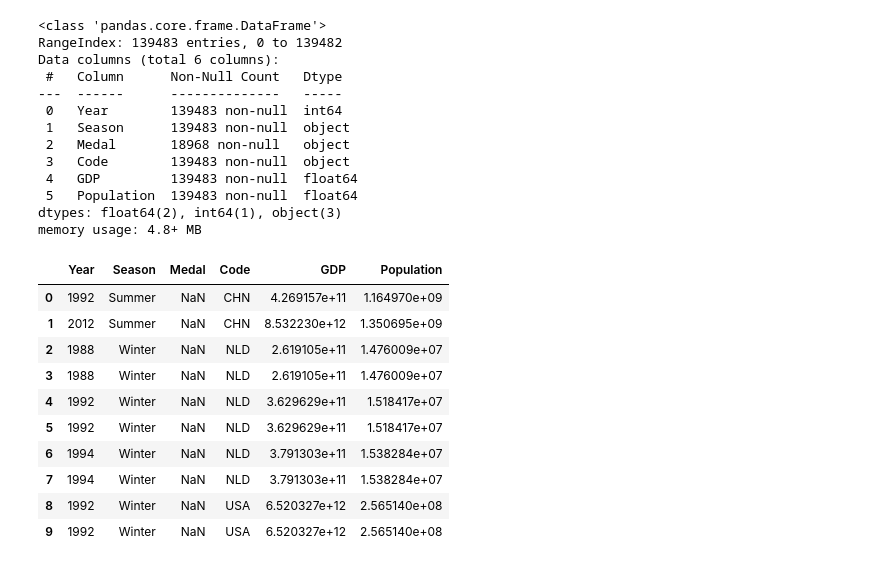
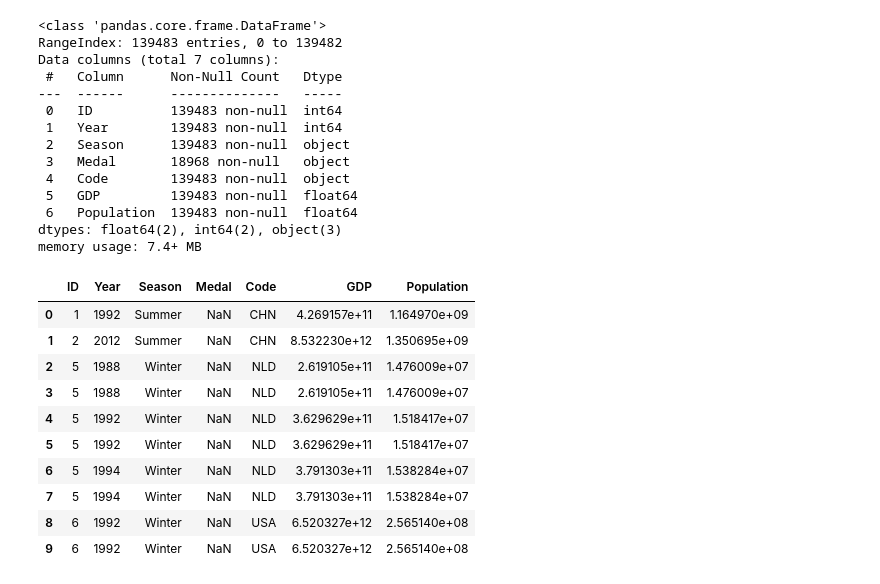
Before and after one commit to ErnestoFolting/courseWorkOlympicAnalysis, a Jupyter notebook: regression.ipynb, the cells around one changed output. Drawn from its saved outputs; the diff is of its cells as text; code cells hidden in the pictures.

Commit message:
Correct regression data analysis

```diff
--- a/regression.ipynb
+++ b/regression.ipynb
@@ -43,38 +43,39 @@ memory usage: 11.7+ MB
 | 3 | 3 | 5 | F | 21 | 185 | 82 | Netherlands | 1988 | Winter | Speed Skating | NaN | ... |
 | 4 | 4 | 5 | F | 25 | 185 | 82 | Netherlands | 1992 | Winter | Speed Skating | NaN | ... |
 # %%
-drop_list = ["Unnamed: 0", "ID", "Sex", "Age", "Height", "Weight", "Team", "Sport"]
+drop_list = ["Unnamed: 0", "Sex", "Age", "Height", "Weight", "Team", "Sport"]
 
 for str in drop_list:
     dataset = dataset.drop(str, axis = 1)
 
 dataset.info()
 dataset.head(10)
 # %% [output]
 <class 'pandas.core.frame.DataFrame'>
 RangeIndex: 139483 entries, 0 to 139482
-Data columns (total 6 columns):
+Data columns (total 7 columns):
  #   Column      Non-Null Count   Dtype
 ---  ------      --------------   -----
- 0   Year        139483 non-null  int64
- 1   Season      139483 non-null  object
- 2   Medal       18968 non-null   object
- 3   Code        139483 non-null  object
- 4   GDP         139483 non-null  float64
- 5   Population  139483 non-null  float64
-dtypes: float64(2), int64(1), object(3)
-memory usage: 4.8+ MB
+ 0   ID          139483 non-null  int64
+ 1   Year        139483 non-null  int64
+ 2   Season      139483 non-null  object
+ 3   Medal       18968 non-null   object
+ 4   Code        139483 non-null  object
+ 5   GDP         139483 non-null  float64
+ 6   Population  139483 non-null  float64
+dtypes: float64(2), int64(2), object(3)
+memory usage: 7.4+ MB
-|  | Year | Season | Medal | Code | GDP | Population |
-| 0 | 1992 | Summer | NaN | CHN | 4.269157e+11 | 1.164970e+09 |
-| 1 | 2012 | Summer | NaN | CHN | 8.532230e+12 | 1.350695e+09 |
-| 2 | 1988 | Winter | NaN | NLD | 2.619105e+11 | 1.476009e+07 |
-| 3 | 1988 | Winter | NaN | NLD | 2.619105e+11 | 1.476009e+07 |
-| 4 | 1992 | Winter | NaN | NLD | 3.629629e+11 | 1.518417e+07 |
-| 5 | 1992 | Winter | NaN | NLD | 3.629629e+11 | 1.518417e+07 |
-| 6 | 1994 | Winter | NaN | NLD | 3.791303e+11 | 1.538284e+07 |
-| 7 | 1994 | Winter | NaN | NLD | 3.791303e+11 | 1.538284e+07 |
-| 8 | 1992 | Winter | NaN | USA | 6.520327e+12 | 2.565140e+08 |
-| 9 | 1992 | Winter | NaN | USA | 6.520327e+12 | 2.565140e+08 |
+|  | ID | Year | Season | Medal | Code | GDP | Population |
+| 0 | 1 | 1992 | Summer | NaN | CHN | 4.269157e+11 | 1.164970e+09 |
+| 1 | 2 | 2012 | Summer | NaN | CHN | 8.532230e+12 | 1.350695e+09 |
+| 2 | 5 | 1988 | Winter | NaN | NLD | 2.619105e+11 | 1.476009e+07 |
+| 3 | 5 | 1988 | Winter | NaN | NLD | 2.619105e+11 | 1.476009e+07 |
+| 4 | 5 | 1992 | Winter | NaN | NLD | 3.629629e+11 | 1.518417e+07 |
+| 5 | 5 | 1992 | Winter | NaN | NLD | 3.629629e+11 | 1.518417e+07 |
+| 6 | 5 | 1994 | Winter | NaN | NLD | 3.791303e+11 | 1.538284e+07 |
+| 7 | 5 | 1994 | Winter | NaN | NLD | 3.791303e+11 | 1.538284e+07 |
+| 8 | 6 | 1992 | Winter | NaN | USA | 6.520327e+12 | 2.565140e+08 |
+| 9 | 6 | 1992 | Winter | NaN | USA | 6.520327e+12 | 2.565140e+08 |
 # %%
 dataset = dataset.groupby(["Year", "Season", "Code"]).agg(GDP = ("GDP", "mean"),
                                                           Population = ("Population", "mean"),
```
Also changed, not shown: parts of 10 cells of this notebook, 1 other file.
